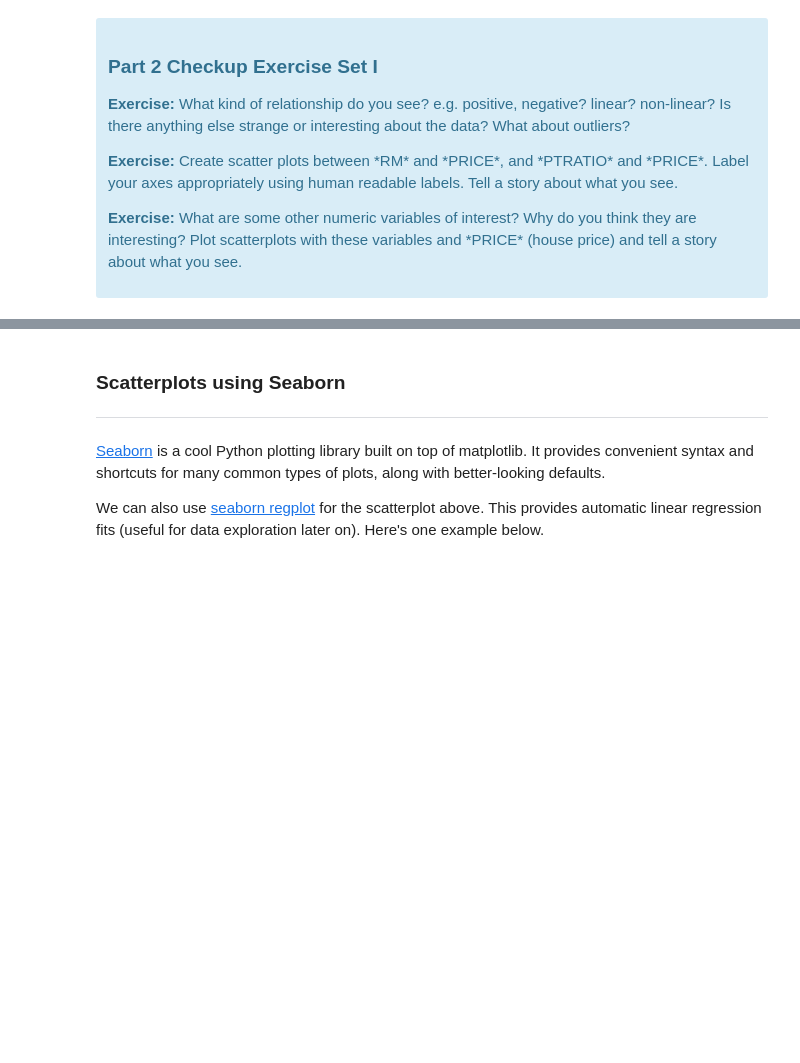
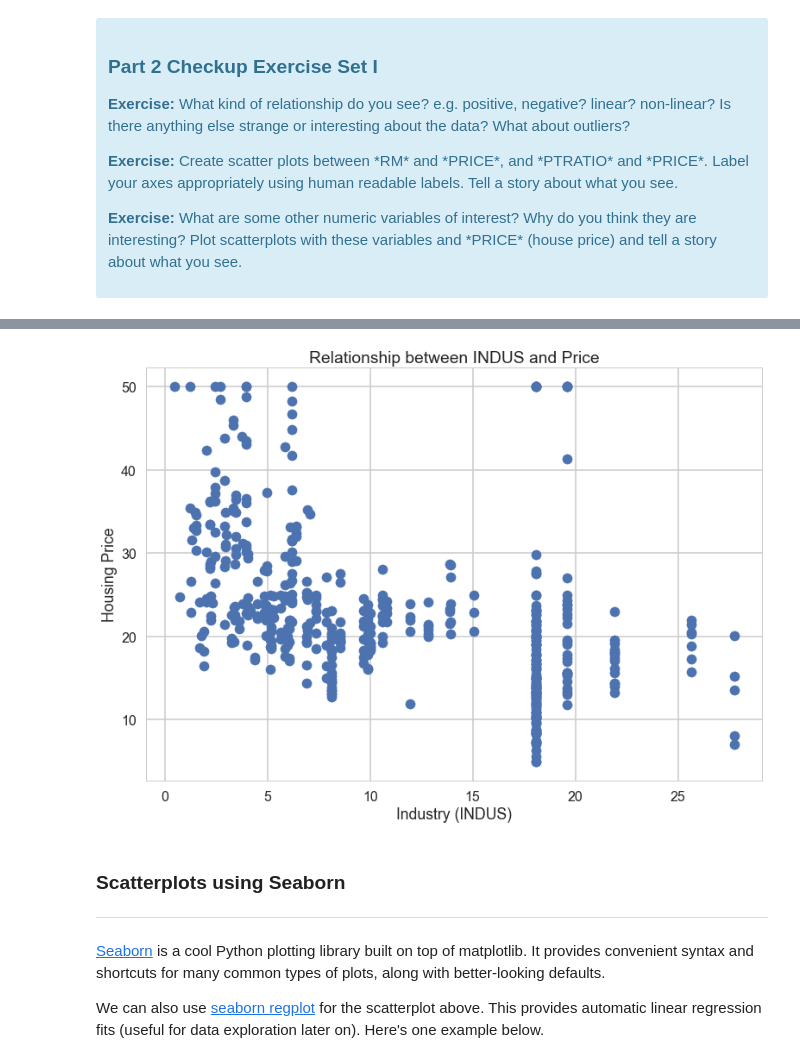
Before and after one commit to Mira2015/Intermediate_Data-_Science, a Jupyter notebook: Machine Learning/Mini_Project_Linear_Regression.ipynb, the cells around one changed output, grey strips where cells are left out. Drawn from its saved outputs; the diff is of its cells as text; code cells hidden in the pictures; blank space fills up the shorter version.

```diff
--- a/Machine Learning/Mini_Project_Linear_Regression.ipynb
+++ b/Machine Learning/Mini_Project_Linear_Regression.ipynb
@@ -308,4 +308,13 @@ plt.title("Relationship between AGE and Price")
 [figure]
+# %%
+#your turn: create some other scatter plots
+plt.scatter(bos.INDUS, bos.PRICE)
+plt.xlabel("Industry (INDUS)")
+plt.ylabel("Housing Price")
+plt.title("Relationship between INDUS and Price")
+plt.show()
+# %% [output]
+[figure, added]
 # %% [markdown]
 ### Scatterplots using Seaborn
 ***
```
Also changed, not shown: parts of 37 cells of this notebook.
